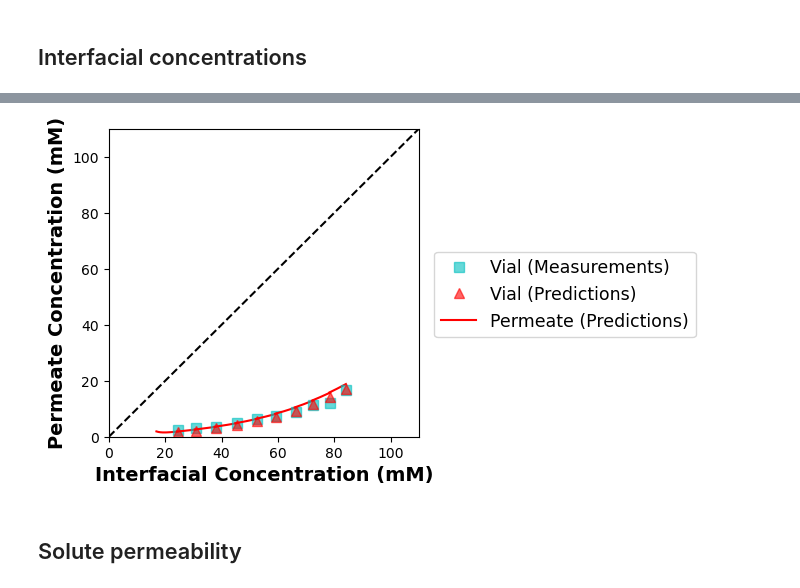
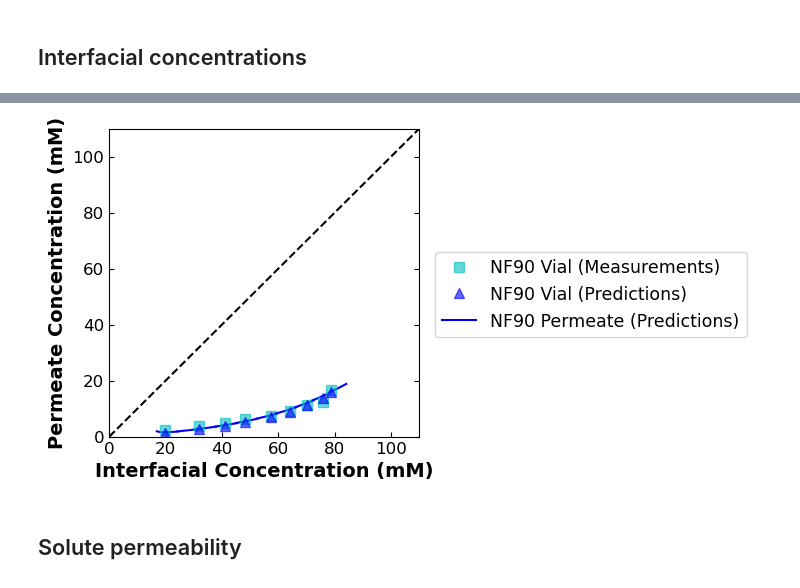
Before and after one commit to mollydougher/dynamic-diafiltration-pyomo, a Jupyter notebook: NAMS2025_figures.ipynb, the cells around one changed output, grey strips where cells are left out. Saved outputs shown, nothing was run; the diff lists cells and outputs as text; code cells hidden in the pictures.

Commit message:
update vial data on plots; add NF90 exp B

```diff
--- a/NAMS2025_figures.ipynb
+++ b/NAMS2025_figures.ipynb
@@ -47,3 +47,21 @@ Loading data file = DATA1_matlab/data/511.12 concpolar/fit_stru.mat
 ## Interfacial concentrations
 # %%
 sim_stru90 = fit_stru90["sim_stru"]
+# %%
+cF_exp_90 = {}
+cF_exp_index_90 = {}
+
+for vial in range(data_stru90['data_config']['n']):
+        cF_exp_90[vial] = [x for x in data_stru90["data_raw"][vial]['cF_exp'] if str(x)!='nan']
+        cF_exp_index_90[vial] = [data_stru90["data_raw"][vial]['cF_exp'].index(x) for x in data_stru90["data_raw"][vial]['cF_exp'] if str(x)!='nan']
+
+print(cF_exp_90)
+print(len(cF_exp_90))
+print(cF_exp_index_90)
+print(len(cF_exp_index_90))
+
+cF_avg = []
+for vial, conc in cF_exp_90.items():
+        cF_avg.append(np.average(conc))
+
+print(cF_avg)
@@ -50,58 +74,53 @@ sim_stru90 = fit_stru90["sim_stru"]
 # %%
 k = 0.23 * (350/60 * np.pi * 2.2860)**0.57 * 1.960e-5**0.67 / (8.927e-3**0.24 * 2.2860**0.43)
 cIn_sim = []
-cIn_exp = []
-
 fig = plt.figure(figsize=(4,4))
 
-t_delay = float(data_stru90['data_raw'][0]['time'][0])
-
-# TODO: double check logic and exp calc
 for vial in range(data_stru90['data_config']['n']):
     # calculate simulated water flux per vial
     vial_dmdt_sim = (sim_stru90[vial]["mV"][-1] - sim_stru90[vial]["mV"][0]) / (sim_stru90[vial]["time"][-1] - sim_stru90[vial]["time"][0])
     vial_water_flux_sim = (1/4.1)*vial_dmdt_sim # cm3/cm2/s
     # calculate simulated cIn
     for value in range(len(sim_stru90[vial]["time"])):
         cIn_sim.append((sim_stru90[vial]['cF'][value]-sim_stru90[vial]['cH'][value])*np.exp(vial_water_flux_sim/k)+sim_stru90[vial]['cH'][value])
 
-    # # calculate exp water flux per vial
-    # vial_dmdt_exp = (data_stru90["data_raw"][vial]["mass"][-1] - data_stru90["data_raw"][vial]["mass"][0]) / (data_stru90["data_raw"][vial]["time"][-1] - data_stru90["data_raw"][vial]["time"][0])
-    # vial_water_flux_exp = (1/4.1)*vial_dmdt_exp # cm3/cm2/s
-    # # calculate exp cIn
-    # for value in range(len(data_stru90["data_raw"][vial]["time"])):
-    #     cIn_exp.append((data_stru90["data_raw"][vial]['cF_exp'][value]-data_stru90["data_raw"][vial]['cV_avg'][value])*np.exp(vial_water_flux_exp/k)+data_stru90["data_raw"][vial]['cV_avg'][value])
-
+    # calculate exp water flux per vial
+    vial_dmdt_exp = (data_stru90["data_raw"][vial]["mass"][-1] - data_stru90["data_raw"][vial]["mass"][0]) / (data_stru90["data_raw"][vial]["time"][-1] - data_stru90["data_raw"][vial]["time"][0])
+    vial_water_flux_exp = (1/4.1)*vial_dmdt_exp # cm3/cm2/s
+    # calculate exp cIn per vial
+    cIn_exp = (cF_avg[vial]-data_stru90["data_raw"][vial]['cV_avg'])*np.exp(vial_water_flux_exp/k)+data_stru90["data_raw"][vial]['cV_avg']
 
     # permeate predictions
-    plt.plot(cIn_sim,sim_stru90[vial]["cH"],'r-',linewidth=1.5)
+    plt.plot(cIn_sim,sim_stru90[vial]["cH"],'b-',linewidth=1.5)
 
-    # vial measurements, plot at the last time point
-    plt.plot(cIn_sim[-1],data_stru90['data_raw'][vial]['cV_avg'],'cs',markersize=7,alpha=0.6)
+    # vial measurements, plot at the bulk cIn,exp
+    plt.plot(cIn_exp,data_stru90['data_raw'][vial]['cV_avg'],'cs',markersize=7,alpha=0.6)
 
-    # vial predictions, plot at the last time point
-    plt.plot(cIn_sim[-1],sim_stru90[vial]['cV'][-1],'r^',markersize=7, alpha=0.6)
-
+    # vial predictions, plot the bulk predicted cV and the same cIn as exp
+    f = interpolate.interp1d(cIn_sim, sim_stru90[vial]['cV'])
+    plt.plot(cIn_exp,f(cIn_exp),'b^',markersize=7, alpha=0.6)
 
     cIn_sim = []
-    cIn_exp = []
 
 
 plt.plot([0,110],[0,110],'k--')
 
 plt.xlabel('Interfacial Concentration (mM)',fontsize=14,fontweight='bold')
 plt.ylabel('Permeate Concentration (mM)',fontsize=14,fontweight='bold')
 
 # ghost point for legend
-plt.plot([],[],'cs',markersize=7,label='Vial (Measurements)', alpha=0.6)
-plt.plot([],[],'r^',markersize=7,label='Vial (Predictions)', alpha=0.6)
-plt.plot([],[],'r-',linewidth=1.5,label='Permeate (Predictions)')
+plt.plot([],[],'cs',markersize=7,label='NF90 Vial (Measurements)', alpha=0.6)
+plt.plot([],[],'b^',markersize=7,label='NF90 Vial (Predictions)', alpha=0.6)
+plt.plot([],[],'b-',linewidth=1.5,label='NF90 Permeate (Predictions)')
 plt.legend(fontsize=12.5,loc='best',bbox_to_anchor=(1.05, 0.6),borderaxespad=0)
 plt.xlim(left=0,right=110)
 plt.ylim(bottom=0,top=110)
+plt.xticks(fontsize=12)
+plt.yticks(fontsize=12)
+plt.tick_params(direction="in", right=True)
 
 plt.show()
 # %% [output]
-[figure, old version]
+[figure, new version]
 # %% [markdown]
 ## Solute permeability
```
Also changed, not shown: parts of 14 cells of this notebook.
